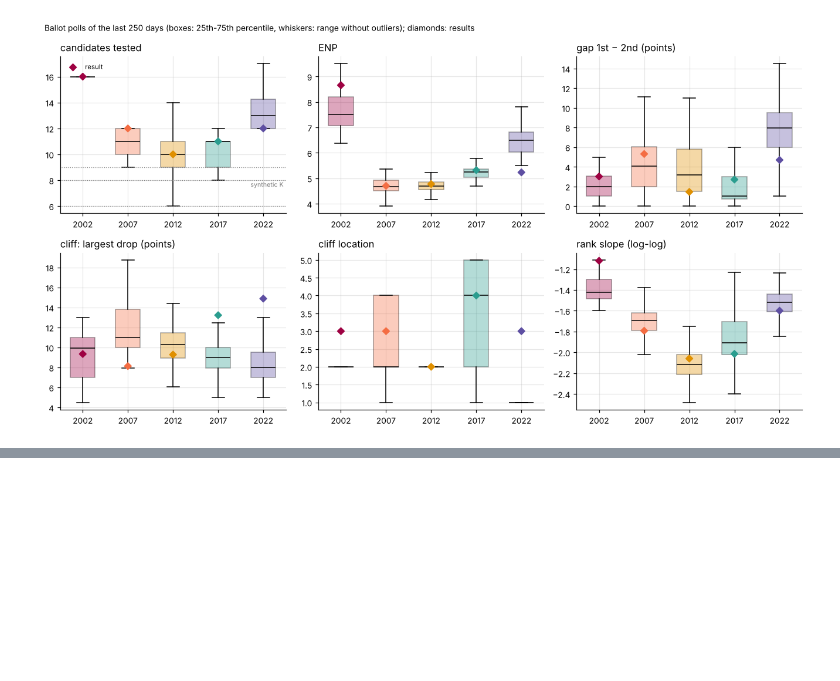
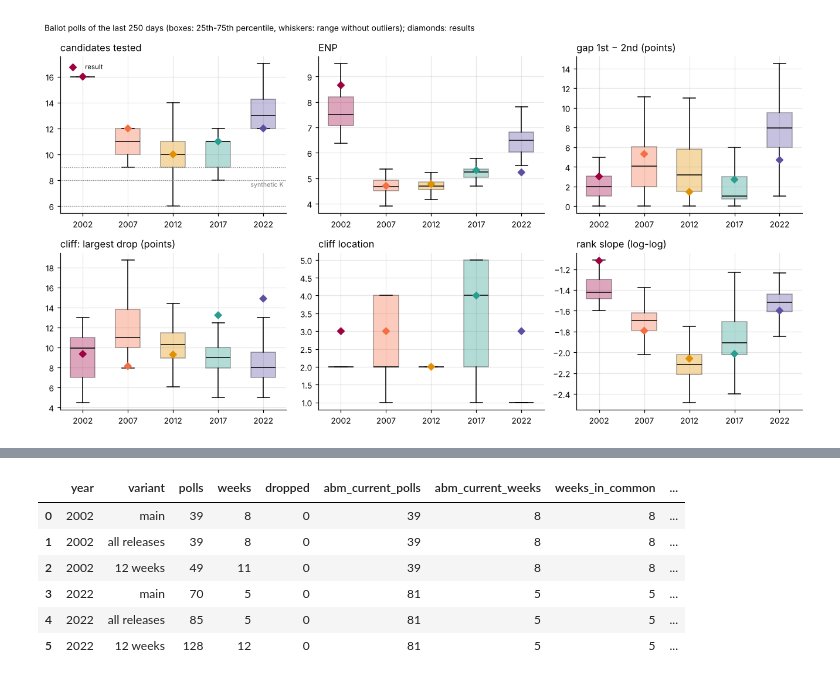
Before and after one commit to clarasalas/strategic-voting-polls-2RS, a Jupyter notebook: notebooks/07_parameters.ipynb, the cells around one changed output, grey strips where cells are left out. Drawn from its saved outputs; the diff is of its cells as text; code cells hidden in the pictures; blank space fills up the shorter version.

```diff
--- a/notebooks/07_parameters.ipynb
+++ b/notebooks/07_parameters.ipynb
@@ -475,0 +491,42 @@ fig.savefig(FIGURES / "parameters_real_ranges.png")
+# %%
+ABM = ROOT.parent / "strategic-voting-abm-2RS"
+OUT = ROOT / "data" / "abm_input"
+unthinned, _, _, _ = final.build(ROOT, thin=False)
+unthinned = timeline.add_time(unthinned, calendar)
+datasets = {"main": rows, "all releases": unthinned, "12 weeks": rows}
+suffix = {"main": "", "all releases": "_all_releases", "12 weeks": "_12_weeks"}
+cmp_rows, dropped_all = [], []
+for y in (2002, 2022):
+    parties = abm_input.party_order(ABM, y)
+    current = pd.read_csv(ABM / "data" / f"polls_{y}.csv", dtype=str)
+    for c in parties:
+        current[c] = current[c].str.replace(",", ".").astype(float)
+    w_current = abm_input.weekly(current, parties)
+    for name, data in datasets.items():
+        start, end = abm_input.WINDOWS[y]
+        if name == "12 weeks":
+            start = str((calendar.loc[y, "first_round"] - pd.Timedelta(weeks=12)).date())
+        tab, dropped = abm_input.table(data[data["election"] == y], results, parties, start, end)
+        abm_input.write(tab, parties, OUT / f"polls_{y}{suffix[name]}.csv")
+        if len(dropped):
+            dropped_all.append(dropped.assign(variant=name))
+        w = abm_input.weekly(tab, parties)
+        common = w.index.intersection(w_current.index)
+        diff = (w.loc[common] - w_current.loc[common]).abs() * 100
+        cmp_rows.append(dict(year=y, variant=name, polls=len(tab), weeks=len(w), dropped=len(dropped),
+                             abm_current_polls=len(current), abm_current_weeks=len(w_current), weeks_in_common=len(common),
+                             mean_abs_diff_points=diff.to_numpy().mean(), max_abs_diff_points=diff.to_numpy().max(),
+                             largest_on=diff.max().idxmax()))
+comparison = pd.DataFrame(cmp_rows)
+comparison.round(2).to_csv(TABLES / "abm_input_comparison.csv", index=False)
+if dropped_all:
+    pd.concat(dropped_all).to_csv(OUT / "polls_dropped.csv", index=False)
+comparison.round(2)
+# %% [output]
+|  | year | variant | polls | weeks | dropped | abm_current_polls | abm_current_weeks | weeks_in_common | ... |
+| 0 | 2002 | main | 39 | 8 | 0 | 39 | 8 | 8 | ... |
+| 1 | 2002 | all releases | 39 | 8 | 0 | 39 | 8 | 8 | ... |
+| 2 | 2002 | 12 weeks | 49 | 11 | 0 | 39 | 8 | 8 | ... |
+| 3 | 2022 | main | 70 | 5 | 0 | 81 | 5 | 5 | ... |
+| 4 | 2022 | all releases | 85 | 5 | 0 | 81 | 5 | 5 | ... |
+| 5 | 2022 | 12 weeks | 128 | 12 | 0 | 81 | 5 | 5 | ... |
```
Also changed, not shown: parts of 2 cells of this notebook, 13 other files.
